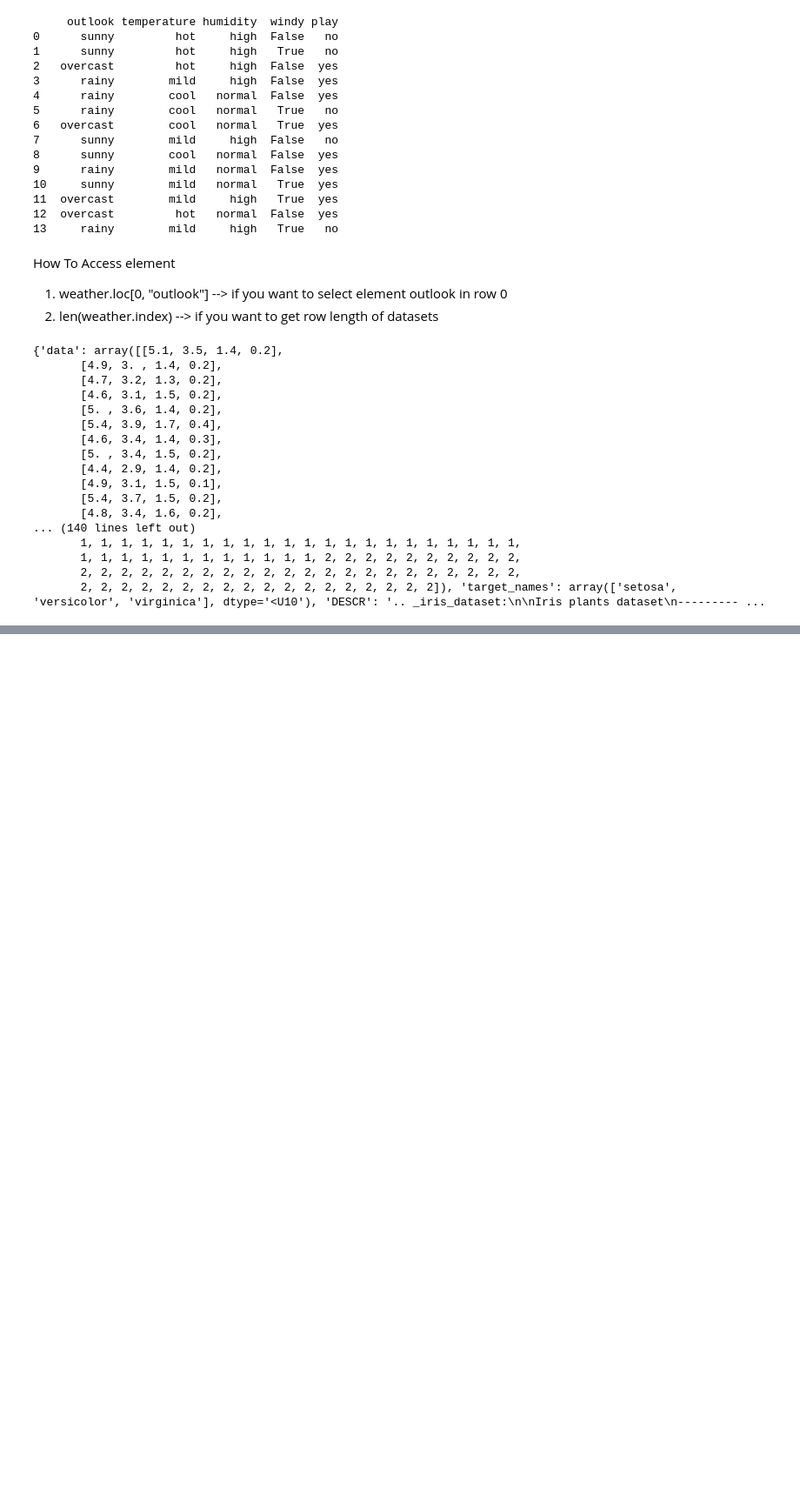
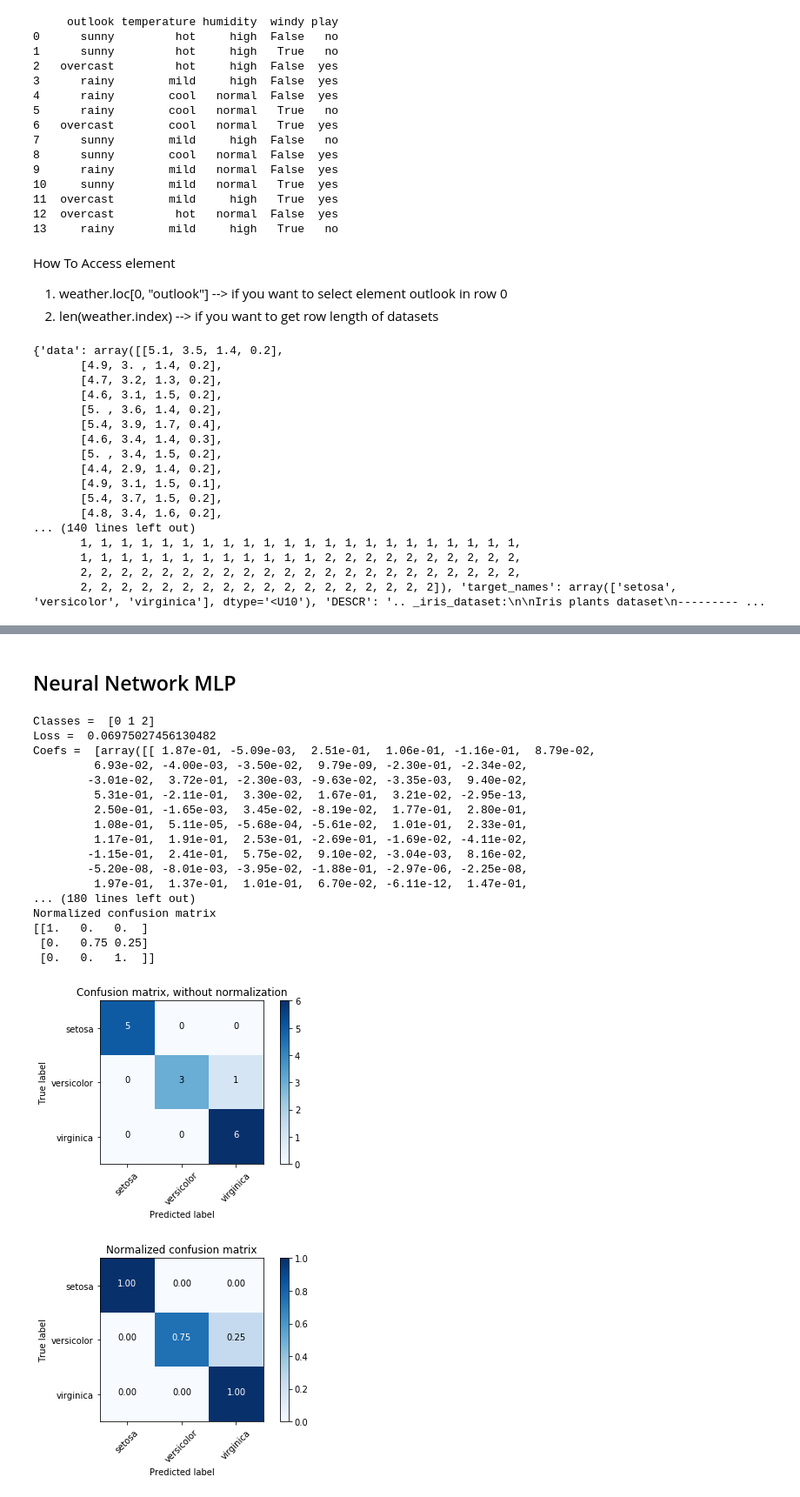
Before and after one commit to faizzuns/scikit-learn, a Jupyter notebook: scikit-learn.ipynb, the cells around one changed output, grey strips where cells are left out. Shown: that part at 87% size. Drawn from its saved outputs; the diff is of its cells as text; code cells hidden in the pictures; blank space fills up the shorter version.

```diff
--- a/scikit-learn.ipynb
+++ b/scikit-learn.ipynb
@@ -51,0 +194,52 @@ print(iris)
+# %% [markdown]
+## Neural Network MLP
+# %%
+neur = neural_network.MLPClassifier(max_iter = 1000)
+iris_neural = neur.fit(X_train,y_train)
+print("Classes = ", iris_neural.classes_)
+print("Loss = ", iris_neural.loss_)
+print("Coefs = ", iris_neural.coefs_)
+print("Intercepts = ", iris_neural.intercepts_)
+print("N Iteration = ", iris_neural.n_iter_)
+print("N layers = ", iris_neural.n_layers_)
+print("N outputs = ", iris_neural.n_outputs_)
+print("out_activation_ = ", iris_neural.out_activation_)
+print("Score = ", iris_neural.score(X_test, y_test))
+print()
+acc = metrics.accuracy_score(y_test, knn_pred) * 100
+print("Kinerja KNN = ", acc, "%")
+pred = neur.predict(X_test)
+cnf_matrix_nb = confusion_matrix(y_test, pred)
+np.set_printoptions(precision=2)
+
+# Plot non-normalized confusion matrix
+plt.figure()
+plot_confusion_matrix(cnf_matrix_nb, classes=iris.target_names,
+                      title='Confusion matrix, without normalization')
+
+# Plot normalized confusion matrix
+plt.figure()
+plot_confusion_matrix(cnf_matrix_nb, classes=iris.target_names, normalize=True,
+                      title='Normalized confusion matrix')
+
+plt.show()
+# %% [output]
+Classes =  [0 1 2]
+Loss =  0.06975027456130482
+Coefs =  [array([[ 1.87e-01, -5.09e-03,  2.51e-01,  1.06e-01, -1.16e-01,  8.79e-02,
+         6.93e-02, -4.00e-03, -3.50e-02,  9.79e-09, -2.30e-01, -2.34e-02,
+        -3.01e-02,  3.72e-01, -2.30e-03, -9.63e-02, -3.35e-03,  9.40e-02,
+         5.31e-01, -2.11e-01,  3.30e-02,  1.67e-01,  3.21e-02, -2.95e-13,
+         2.50e-01, -1.65e-03,  3.45e-02, -8.19e-02,  1.77e-01,  2.80e-01,
+         1.08e-01,  5.11e-05, -5.68e-04, -5.61e-02,  1.01e-01,  2.33e-01,
+         1.17e-01,  1.91e-01,  2.53e-01, -2.69e-01, -1.69e-02, -4.11e-02,
+        -1.15e-01,  2.41e-01,  5.75e-02,  9.10e-02, -3.04e-03,  8.16e-02,
+        -5.20e-08, -8.01e-03, -3.95e-02, -1.88e-01, -2.97e-06, -2.25e-08,
+         1.97e-01,  1.37e-01,  1.01e-01,  6.70e-02, -6.11e-12,  1.47e-01,
+... (180 lines left out)
+Normalized confusion matrix
+[[1.   0.   0.  ]
+ [0.   0.75 0.25]
+ [0.   0.   1.  ]]
+[figure, added]
+[figure, added]
```
Also changed, not shown: parts of 37 cells of this notebook, 2 other files.
